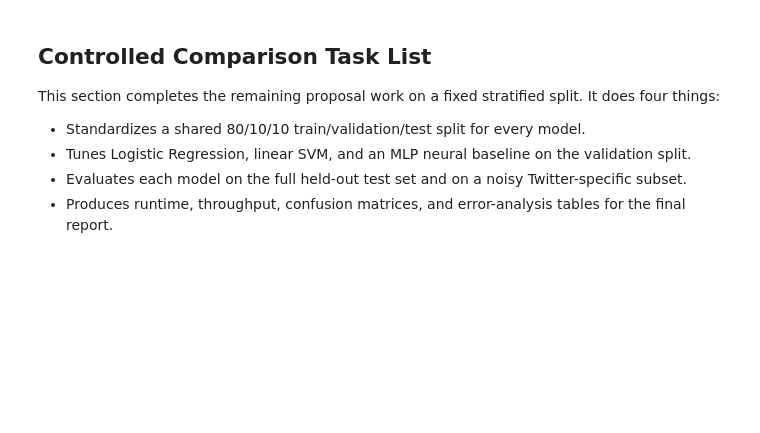
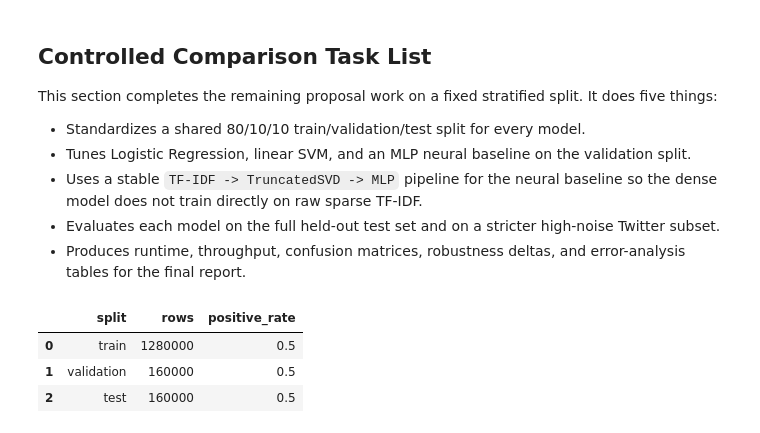
Before and after one commit to mcisaura/DA2-twitter-sentiment-analysis, a Jupyter notebook: SentimentsProject.ipynb, the cells around one changed output. Saved outputs shown, nothing was run; the diff lists cells and outputs as text; code cells hidden in the pictures; blank space fills up the shorter version.

Commit message:
contributions reached, still needs presentation and report

```diff
--- a/SentimentsProject.ipynb
+++ b/SentimentsProject.ipynb
@@ -163,12 +256,13 @@ print(classification_report(y_test, y_pred))
 # %% [markdown]
 ## Controlled Comparison Task List
 
-This section completes the remaining proposal work on a fixed stratified split. It does four things:
+This section completes the remaining proposal work on a fixed stratified split. It does five things:
 
 - Standardizes a shared 80/10/10 train/validation/test split for every model.
 - Tunes Logistic Regression, linear SVM, and an MLP neural baseline on the validation split.
-- Evaluates each model on the full held-out test set and on a noisy Twitter-specific subset.
-- Produces runtime, throughput, confusion matrices, and error-analysis tables for the final report.
+- Uses a stable `TF-IDF -> TruncatedSVD -> MLP` pipeline for the neural baseline so the dense model does not train directly on raw sparse TF-IDF.
+- Evaluates each model on the full held-out test set and on a stricter high-noise Twitter subset.
+- Produces runtime, throughput, confusion matrices, robustness deltas, and error-analysis tables for the final report.
 # %%
 from sklearn.model_selection import train_test_split
 
@@ -183,6 +277,7 @@ MODEL_MAX_TRAIN_ROWS = {
     'Linear SVM': None,
     'MLP Neural Baseline': 100000,
 }
+NOISE_SUBSET_MIN_COUNT = 2
 
 if 'clean_text_advanced' not in df.columns:
     raise ValueError('Run the advanced preprocessing cells before the controlled comparison section.')
@@ -198,32 +293,37 @@ if EXPERIMENT_SAMPLE_FRACTION < 1.0:
     analysis_df = (
         analysis_df
         .groupby('target', group_keys=False)
         .sample(frac=EXPERIMENT_SAMPLE_FRACTION, random_state=RANDOM_STATE)
         .reset_index(drop=True)
     )
 
 train_df, holdout_df = train_test_split(
     analysis_df,
     test_size=VALIDATION_FRACTION + TEST_FRACTION,
     random_state=RANDOM_STATE,
     stratify=analysis_df['target']
 )
 
 val_df, test_df = train_test_split(
     holdout_df,
     test_size=TEST_FRACTION / (VALIDATION_FRACTION + TEST_FRACTION),
     random_state=RANDOM_STATE,
     stratify=holdout_df['target']
 )
 
 train_val_df = pd.concat([train_df, val_df], ignore_index=True)
 
 split_summary = pd.DataFrame([
     {'split': 'train', 'rows': len(train_df), 'positive_rate': train_df['target'].mean()},
     {'split': 'validation', 'rows': len(val_df), 'positive_rate': val_df['target'].mean()},
     {'split': 'test', 'rows': len(test_df), 'positive_rate': test_df['target'].mean()},
 ])
 
 split_summary
+# %% [output]
+|  | split | rows | positive_rate |
+| 0 | train | 1280000 | 0.5 |
+| 1 | validation | 160000 | 0.5 |
+| 2 | test | 160000 | 0.5 |
 # %%
 from time import perf_counter
```
Also changed, not shown: parts of 22 cells of this notebook, 17 other files.
